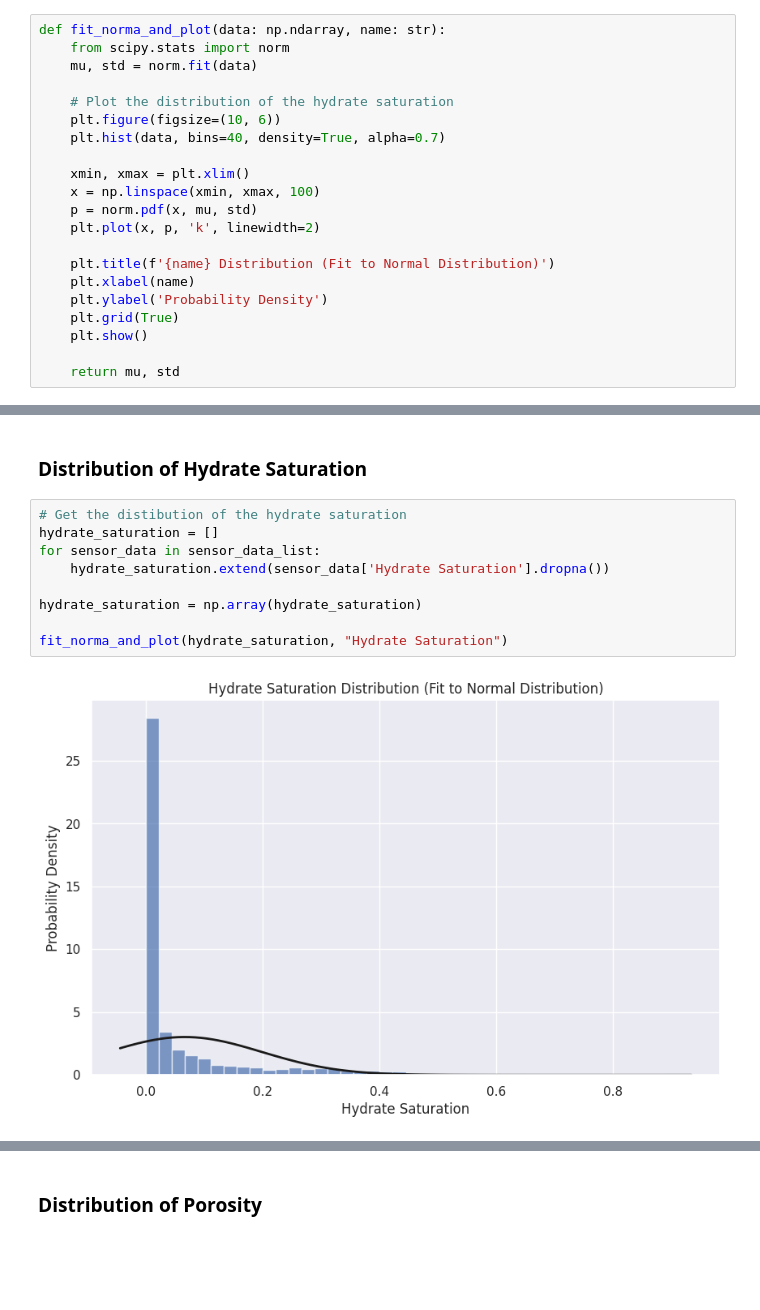
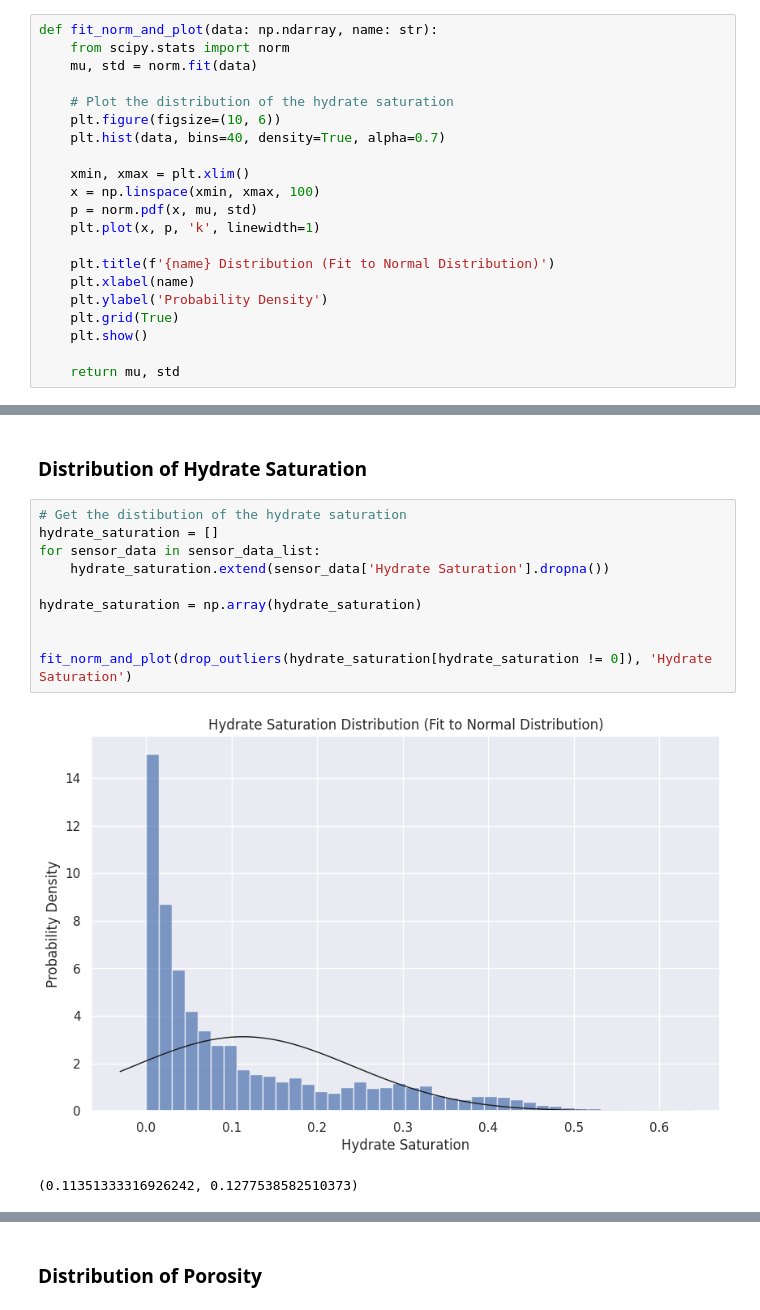
Before and after one commit to zivmax/model-2024c, a Jupyter notebook: code/kde.ipynb, the cells around one changed output, grey strips where cells are left out. Saved outputs shown, nothing was run; the diff lists cells and outputs as text; blank space fills up the shorter version.

```diff
--- a/code/kde.ipynb
+++ b/code/kde.ipynb
@@ -25,7 +25,7 @@ def drop_outliers(data: np.ndarray, threshold=3):
     z = np.abs((data - data.mean()) / data.std())
     return data[z < threshold]
 # %%
-def fit_norma_and_plot(data: np.ndarray, name: str):
+def fit_norm_and_plot(data: np.ndarray, name: str):
     from scipy.stats import norm
     mu, std = norm.fit(data)
 
@@ -36,7 +36,7 @@ def fit_norma_and_plot(data: np.ndarray, name: str):
     xmin, xmax = plt.xlim()
     x = np.linspace(xmin, xmax, 100)
     p = norm.pdf(x, mu, std)
-    plt.plot(x, p, 'k', linewidth=2)
+    plt.plot(x, p, 'k', linewidth=1)
 
     plt.title(f'{name} Distribution (Fit to Normal Distribution)')
     plt.xlabel(name)
@@ -75,11 +75,13 @@ def fit_gmm_and_plot(data: np.ndarray, name: str, n_components: int = 3) -> obje
 # %%
 # Get the distibution of the hydrate saturation
 hydrate_saturation = []
 for sensor_data in sensor_data_list:
     hydrate_saturation.extend(sensor_data['Hydrate Saturation'].dropna())
 
 hydrate_saturation = np.array(hydrate_saturation)
 
-fit_norma_and_plot(hydrate_saturation, "Hydrate Saturation")
+
+fit_norm_and_plot(drop_outliers(hydrate_saturation[hydrate_saturation != 0]), 'Hydrate Saturation')
 # %% [output]
-[figure, old version]
+[figure, new version]
+(0.11351333316926242, 0.1277538582510373)
```
Also changed, not shown: parts of 5 cells of this notebook, 2 other files.
